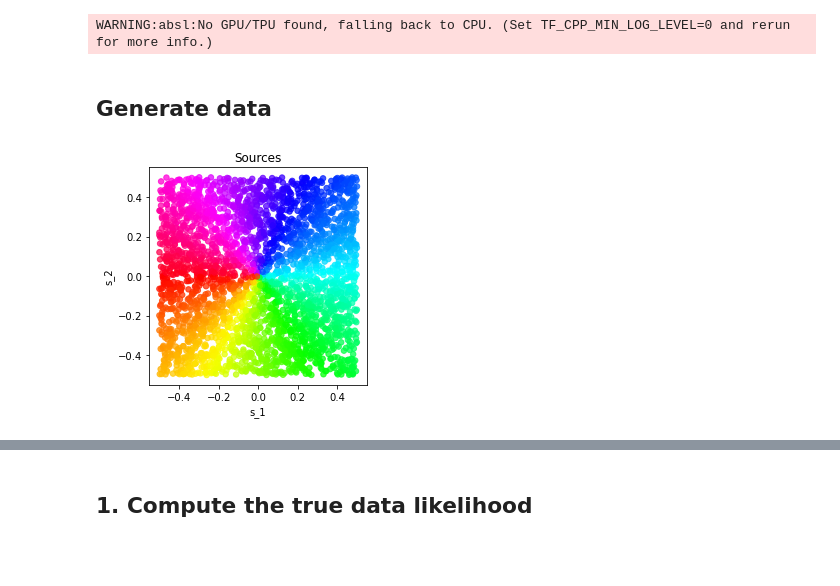
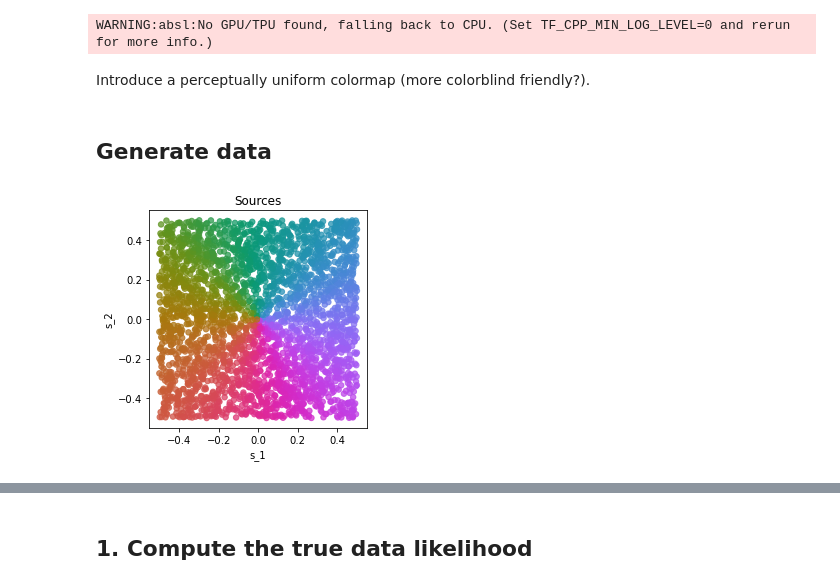
Before and after one commit to lgresele/independent-mechanism-analysis, a Jupyter notebook: Experiment_ML_evaluation.ipynb, the cells around one changed output, grey strips where cells are left out. Saved outputs shown, nothing was run; the diff lists cells and outputs as text; code cells hidden in the pictures; blank space fills up the shorter version.

```diff
--- a/Experiment_ML_evaluation.ipynb
+++ b/Experiment_ML_evaluation.ipynb
@@ -16,25 +16,32 @@ from jax.experimental.optimizers import adam
 key = jax.random.PRNGKey(1)
 # %% [output]
 WARNING:absl:No GPU/TPU found, falling back to CPU. (Set TF_CPP_MIN_LOG_LEVEL=0 and rerun for more info.)
+# %% [markdown]
+Introduce a perceptually uniform colormap (more colorblind friendly?).
+# %%
+import cmocean
+cmap = cmocean.cm.phase
+# Non-perceptually uniform alternative:
+# cmap = 'hsv'
 # %% [markdown]
 ## Generate data
 # %%
 # N:=Number of samples
 N = 3000
 # D:=Number of dimensions
 D = 2
 
 # Generate the samples
 S = jax.random.uniform(key, shape=(N, D), minval=0.0, maxval=1.0)
 
 S -= 0.5
 
 
-from plotting import cart2pol, scatterplot_variables
+from plotting import cart2pol, pol2cart, scatterplot_variables
 
 _, colors = cart2pol( S[:,0], S[:,1])
 
 # Plot the sources
-scatterplot_variables(S, 'Sources', colors=colors, savefig=False)
+scatterplot_variables(S[:,:2], 'Sources', colors=colors, savefig=False, cmap=cmap)
 # %% [output]
-[figure, old version]
+[figure, new version]
```
Also changed, not shown: parts of 44 cells of this notebook.
